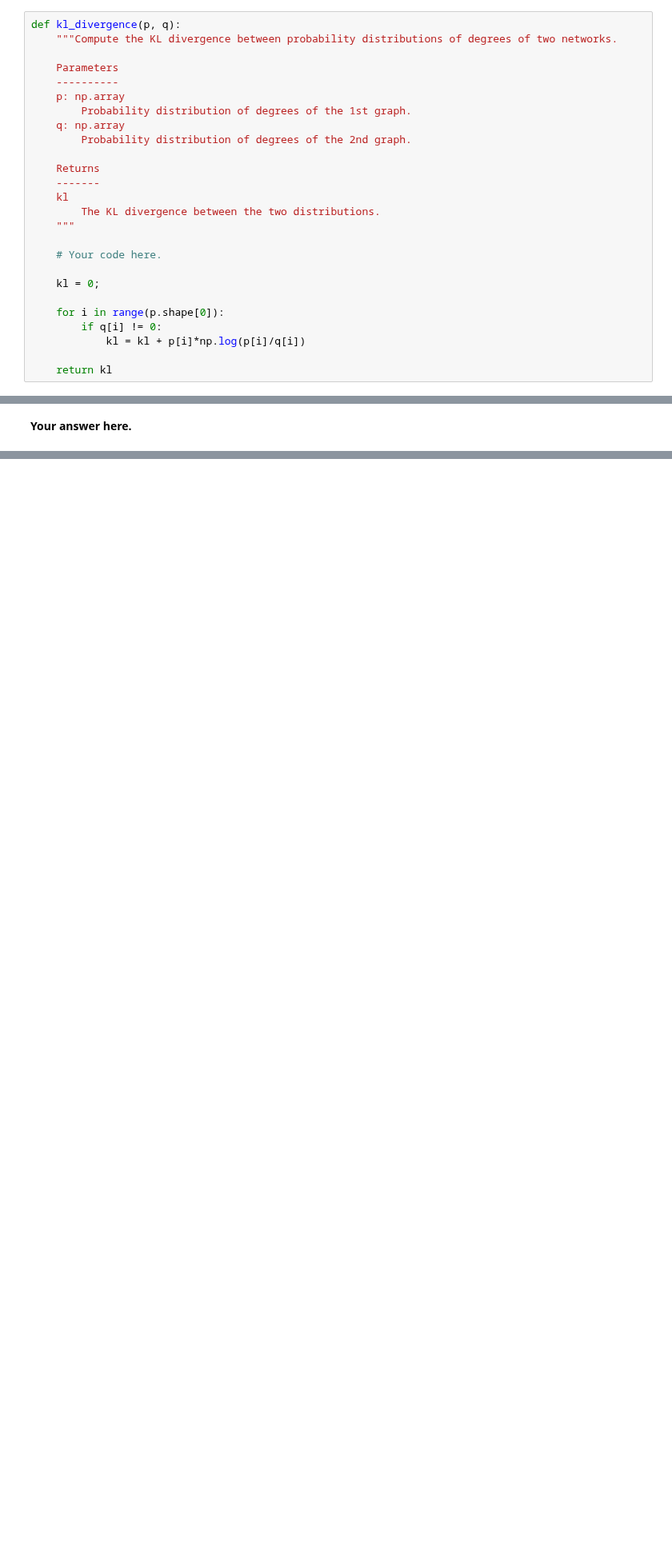
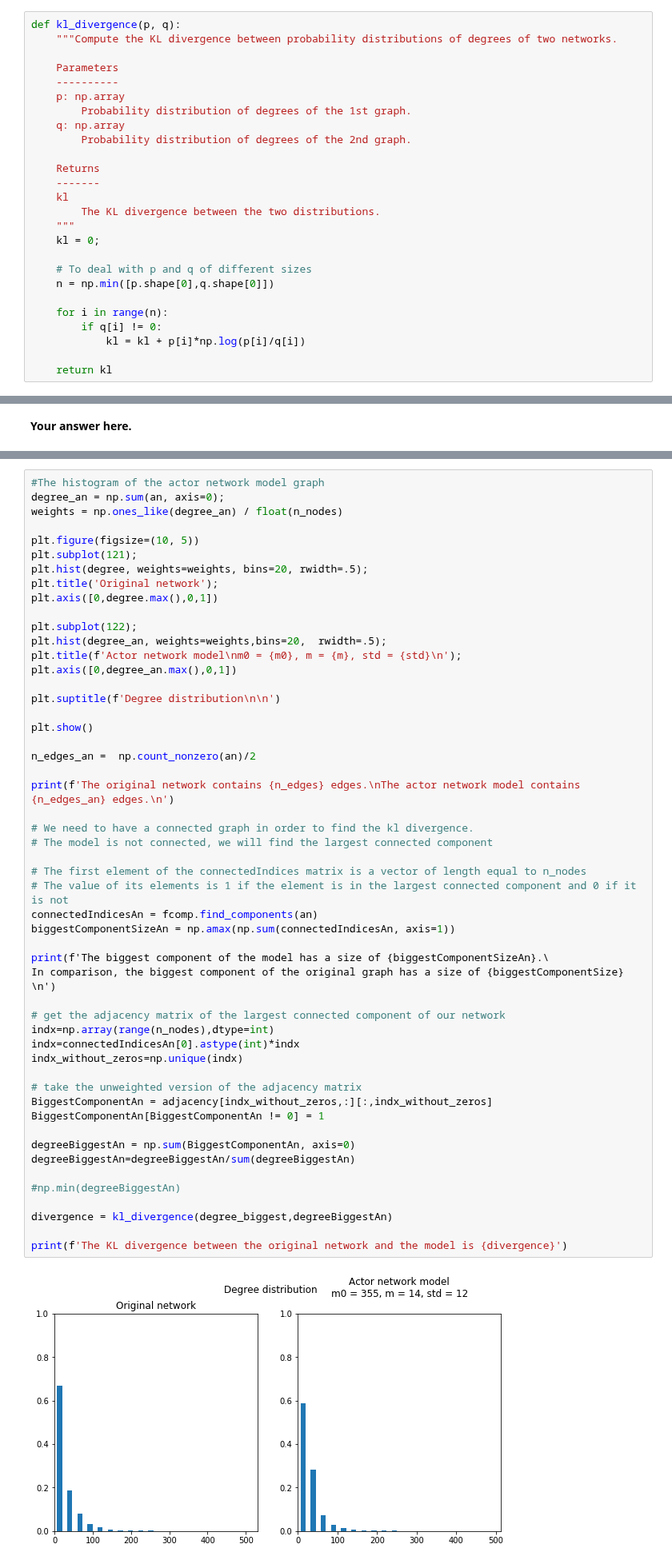
Before and after one commit to swouf/ntds_IMDb_team4, a Jupyter notebook: 2_network_models.ipynb, the cells around one changed output, grey strips where cells are left out. Shown at 80% size. Cells and saved outputs as stored; diff of their text form; blank space fills up the shorter version.

Commit message:
Complétion part 2 : actor network model, ajout de la répartition des edges selon une distribution normale, itérations pour trouver la meilleure std, analyse basique du model

```diff
--- a/2_network_models.ipynb
+++ b/2_network_models.ipynb
@@ -222,12 +242,12 @@ def kl_divergence(p, q):
     kl
         The KL divergence between the two distributions.
     """
-
-    # Your code here.
-
     kl = 0;
 
-    for i in range(p.shape[0]):
+    # To deal with p and q of different sizes
+    n = np.min([p.shape[0],q.shape[0]])
+
+    for i in range(n):
         if q[i] != 0:
             kl = kl + p[i]*np.log(p[i]/q[i])
 
@@ -365,0 +465,54 @@ Check the properties you expected to be similar, and compare to your network.
+# %%
+#The histogram of the actor network model graph
+degree_an = np.sum(an, axis=0);
+weights = np.ones_like(degree_an) / float(n_nodes)
+
+plt.figure(figsize=(10, 5))
+plt.subplot(121);
+plt.hist(degree, weights=weights, bins=20, rwidth=.5);
+plt.title('Original network');
+plt.axis([0,degree.max(),0,1])
+
+plt.subplot(122);
+plt.hist(degree_an, weights=weights,bins=20,  rwidth=.5);
+plt.title(f'Actor network model\nm0 = {m0}, m = {m}, std = {std}\n');
+plt.axis([0,degree_an.max(),0,1])
+
+plt.suptitle(f'Degree distribution\n\n')
+
+plt.show()
+
+n_edges_an =  np.count_nonzero(an)/2
+
+print(f'The original network contains {n_edges} edges.\nThe actor network model contains {n_edges_an} edges.\n')
+
+# We need to have a connected graph in order to find the kl divergence.
+# The model is not connected, we will find the largest connected component
+
+# The first element of the connectedIndices matrix is a vector of length equal to n_nodes
+# The value of its elements is 1 if the element is in the largest connected component and 0 if it is not
+connectedIndicesAn = fcomp.find_components(an)
+biggestComponentSizeAn = np.amax(np.sum(connectedIndicesAn, axis=1))
+
+print(f'The biggest component of the model has a size of {biggestComponentSizeAn}.\
+In comparison, the biggest component of the original graph has a size of {biggestComponentSize} \n')
+
+# get the adjacency matrix of the largest connected component of our network
+indx=np.array(range(n_nodes),dtype=int)
+indx=connectedIndicesAn[0].astype(int)*indx
+indx_without_zeros=np.unique(indx)
+
+# take the unweighted version of the adjacency matrix
+BiggestComponentAn = adjacency[indx_without_zeros,:][:,indx_without_zeros]
+BiggestComponentAn[BiggestComponentAn != 0] = 1
+
+degreeBiggestAn = np.sum(BiggestComponentAn, axis=0)
+degreeBiggestAn=degreeBiggestAn/sum(degreeBiggestAn)
+
+#np.min(degreeBiggestAn)
+
+divergence = kl_divergence(degree_biggest,degreeBiggestAn)
+
+print(f'The KL divergence between the original network and the model is {divergence}')
+# %% [output]
+[figure, added]
```
Also changed, not shown: parts of 20 cells of this notebook, 6 other files.
